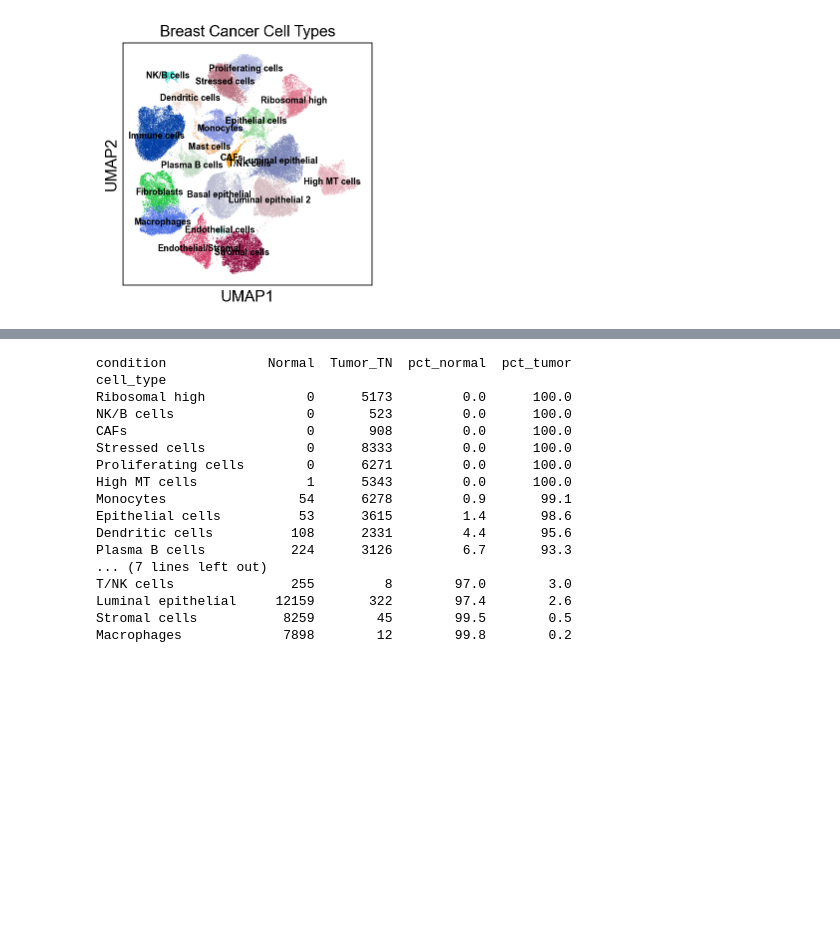
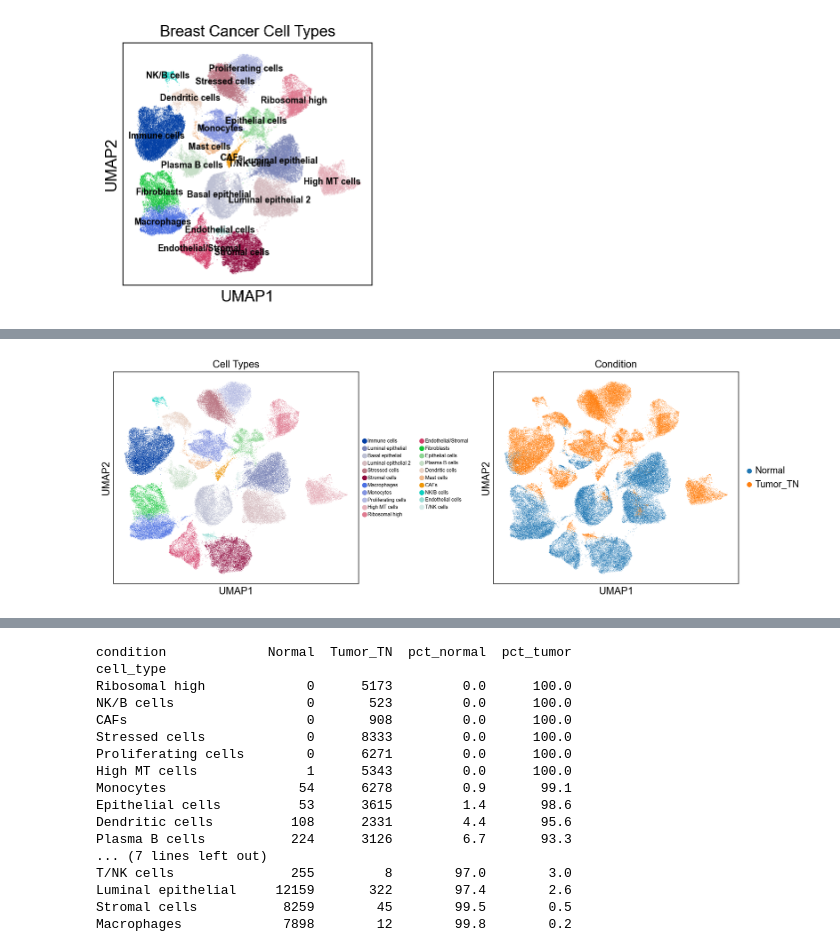
Before and after one commit to dsouzaka/breast-cancer-scrna-analysis, a Jupyter notebook: notebooks/02_analysis.ipynb, the cells around one changed output, grey strips where cells are left out. Drawn from its saved outputs; the diff is of its cells as text; code cells hidden in the pictures; blank space fills up the shorter version.

```diff
--- a/notebooks/02_analysis.ipynb
+++ b/notebooks/02_analysis.ipynb
@@ -92,0 +93,17 @@ WARNING: saving figure to file figures/umap_celltypes_condition.png
+# %%
+import matplotlib.pyplot as plt
+
+# use matplotlib to control figure size since sc.pl.umap doesn't support figsize
+# placing both UMAPs side by side makes it easy to visually match cell types to conditions.
+fig, axes = plt.subplots(1, 2, figsize=(14, 5))
+
+sc.pl.umap(adata, color='cell_type', legend_fontsize=7,
+           title='Cell Types', ax=axes[0], show=False)
+sc.pl.umap(adata, color='condition',
+           title='Condition', ax=axes[1], show=False)
+
+plt.tight_layout()
+plt.savefig('../figures/umap_celltypes_condition.png', dpi=150, bbox_inches='tight')
+plt.show()
+# %% [output]
+[figure, added]
```
Also changed, not shown: parts of 29 cells of this notebook, 3 other files.
